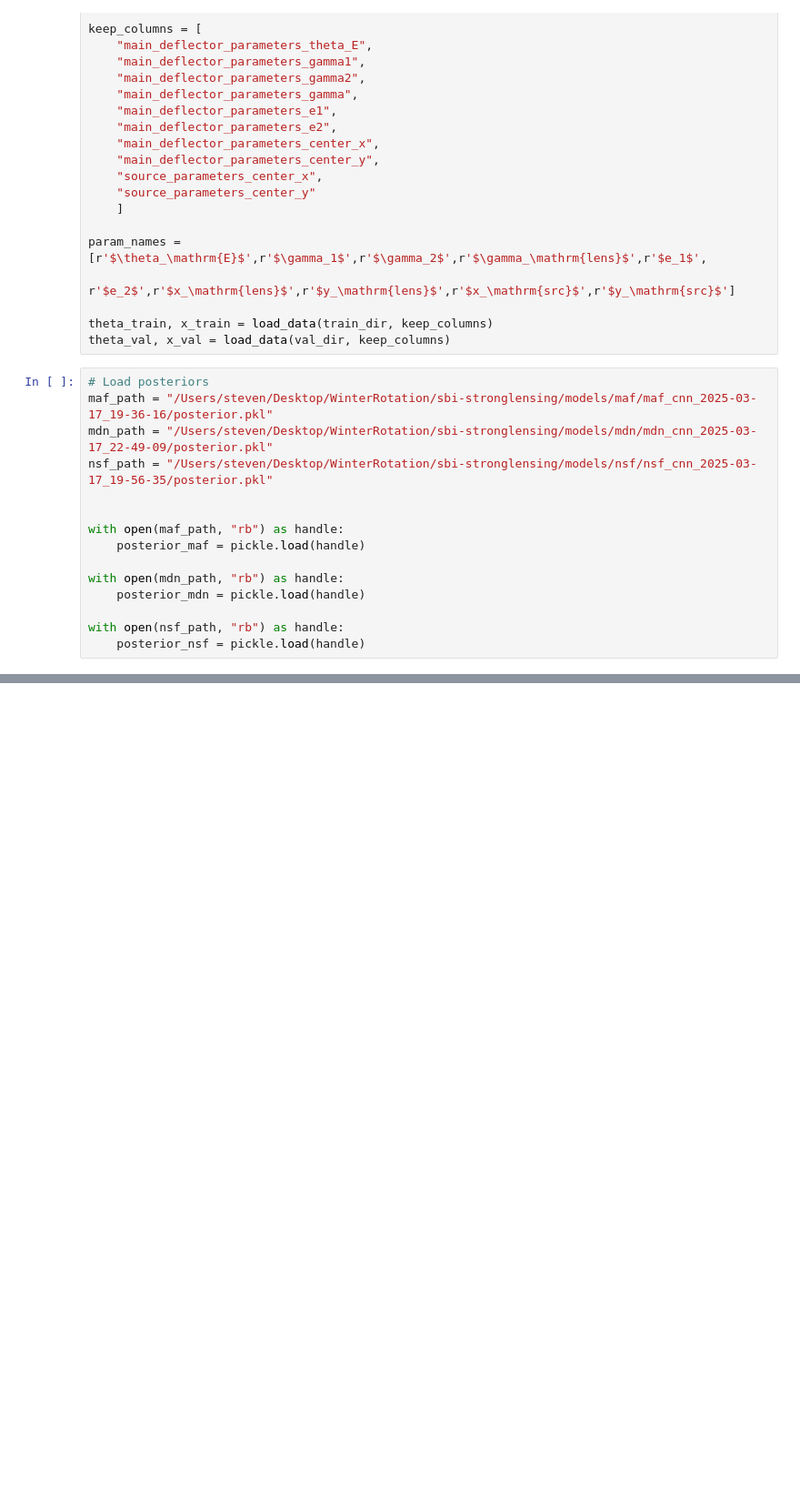
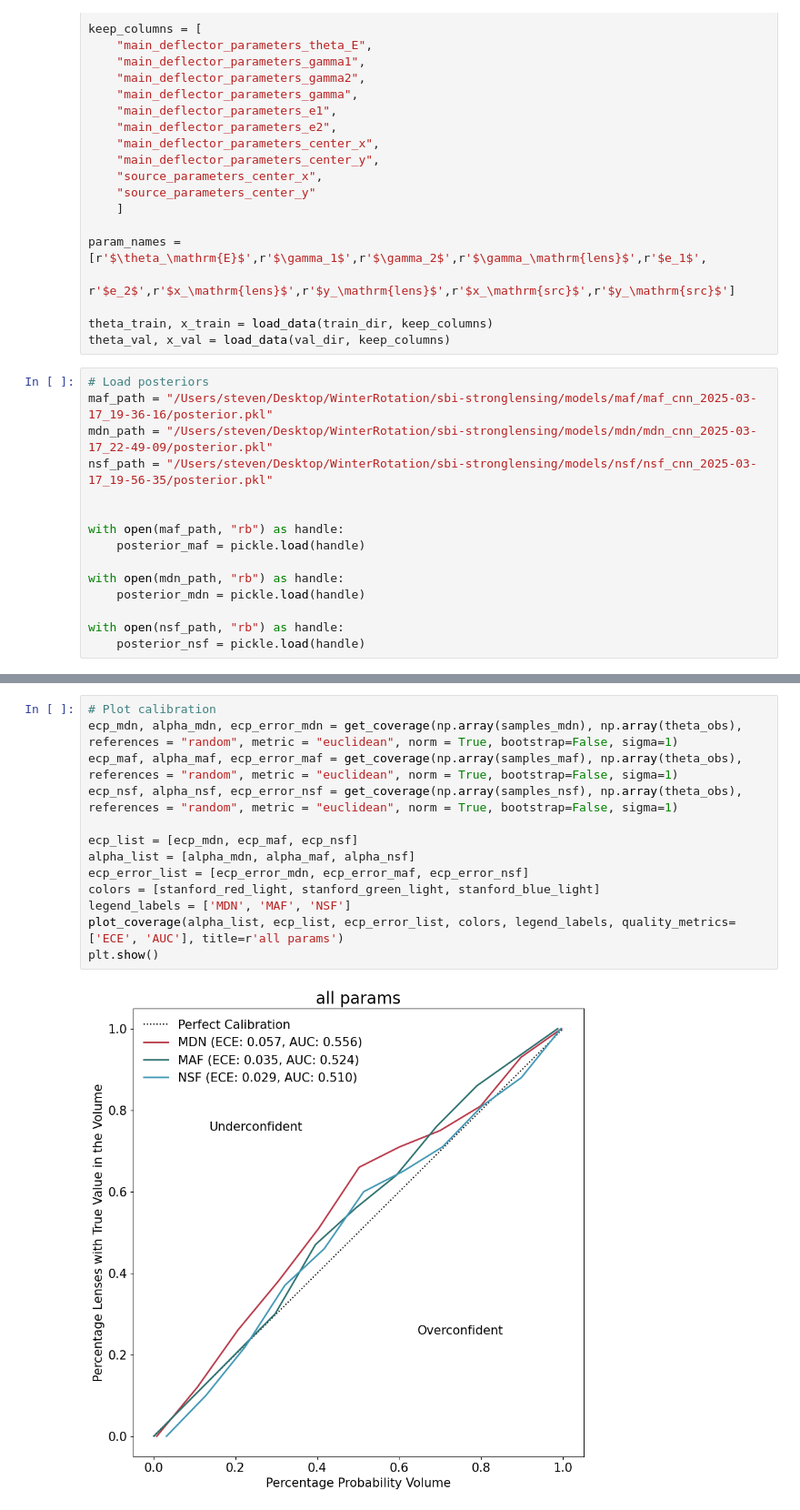
Before and after one commit to StevenDillmann/sbi-stronglensing, a Jupyter notebook: src/analysis_notebook.ipynb, the cells around one changed output, grey strips where cells are left out. Shown at 91% size. Cells and saved outputs as stored; diff of their text form; blank space fills up the shorter version.

```diff
--- a/src/analysis_notebook.ipynb
+++ b/src/analysis_notebook.ipynb
@@ -113,0 +118,15 @@ f = plot_corner_image(f, x_obs[i].numpy(), position=(0.7, 0.7, 0.2, 0.2), cmap='
+# %%
+# Plot calibration
+ecp_mdn, alpha_mdn, ecp_error_mdn = get_coverage(np.array(samples_mdn), np.array(theta_obs), references = "random", metric = "euclidean", norm = True, bootstrap=False, sigma=1)
+ecp_maf, alpha_maf, ecp_error_maf = get_coverage(np.array(samples_maf), np.array(theta_obs), references = "random", metric = "euclidean", norm = True, bootstrap=False, sigma=1)
+ecp_nsf, alpha_nsf, ecp_error_nsf = get_coverage(np.array(samples_nsf), np.array(theta_obs), references = "random", metric = "euclidean", norm = True, bootstrap=False, sigma=1)
+
+ecp_list = [ecp_mdn, ecp_maf, ecp_nsf]
+alpha_list = [alpha_mdn, alpha_maf, alpha_nsf]
+ecp_error_list = [ecp_error_mdn, ecp_error_maf, ecp_error_nsf]
+colors = [stanford_red_light, stanford_green_light, stanford_blue_light]
+legend_labels = ['MDN', 'MAF', 'NSF']
+plot_coverage(alpha_list, ecp_list, ecp_error_list, colors, legend_labels, quality_metrics=['ECE', 'AUC'], title=r'all params')
+plt.show()
+# %% [output]
+[figure, added]
```
Also changed, not shown: parts of 3 cells of this notebook, 6 other files.
